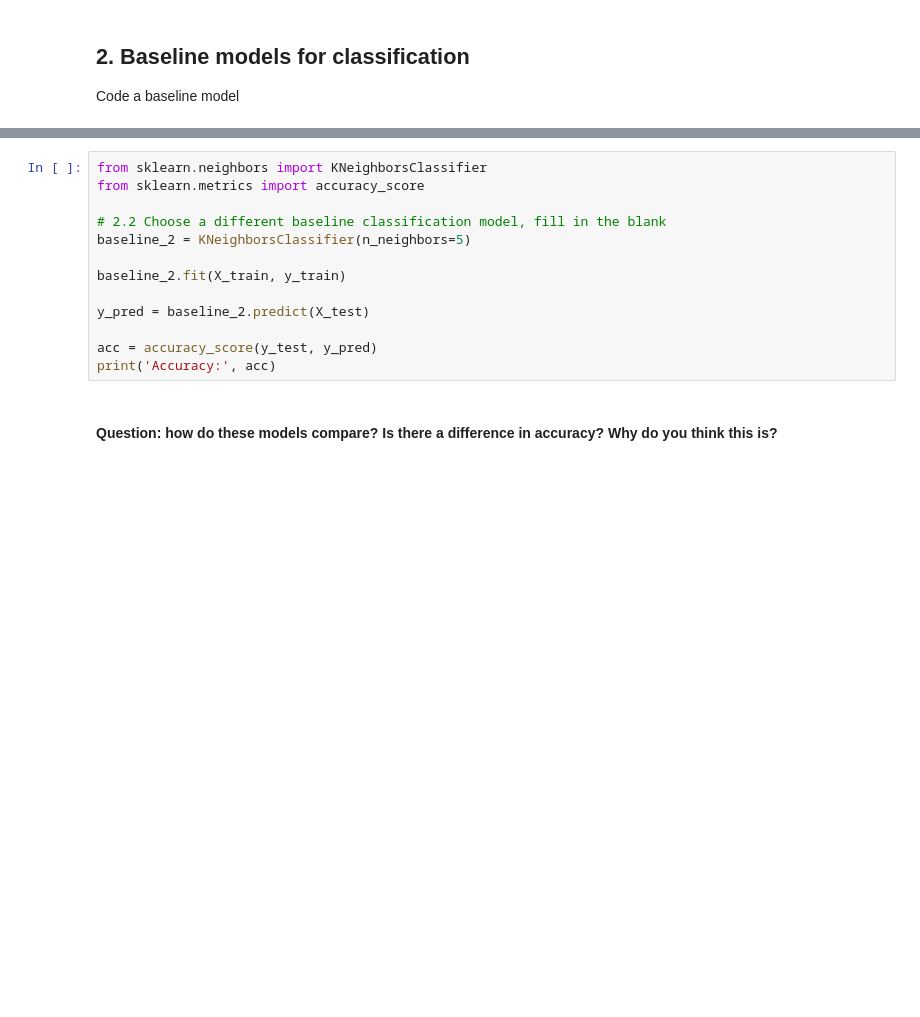
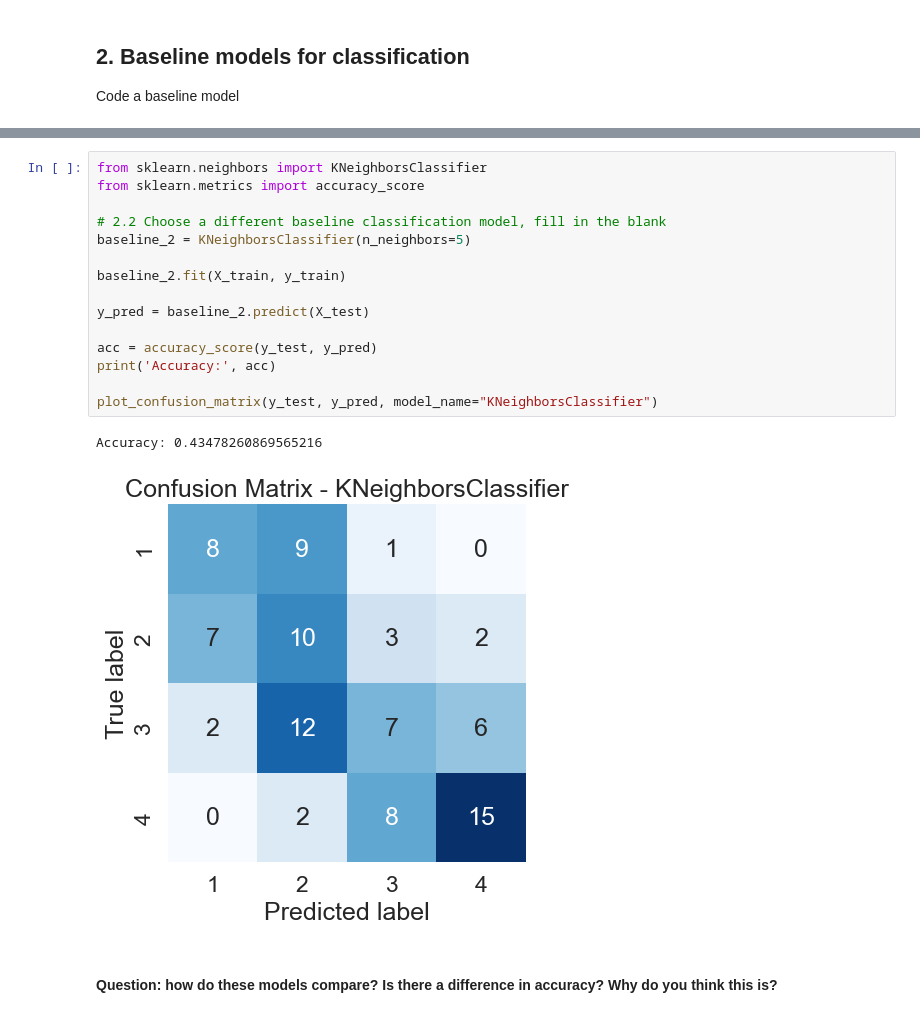
Before and after one commit to AILAB-CEFET-RJ/ml4ds, a Jupyter notebook: Classification_students.ipynb, the cells around one changed output, grey strips where cells are left out. Cells and saved outputs as stored; diff of their text form; blank space fills up the shorter version.

```diff
--- a/Classification_students.ipynb
+++ b/Classification_students.ipynb
@@ -127,16 +206,21 @@ print('Accuracy:', acc)
 # %%
 from sklearn.neighbors import KNeighborsClassifier
 from sklearn.metrics import accuracy_score
 
 # 2.2 Choose a different baseline classification model, fill in the blank
 baseline_2 = KNeighborsClassifier(n_neighbors=5)
 
 baseline_2.fit(X_train, y_train)
 
 y_pred = baseline_2.predict(X_test)
 
 acc = accuracy_score(y_test, y_pred)
 print('Accuracy:', acc)
+
+plot_confusion_matrix(y_test, y_pred, model_name="KNeighborsClassifier")
+# %% [output]
+Accuracy: 0.43478260869565216
+[figure, added]
 # %% [markdown]
 #### Question: how do these models compare? Is there a difference in accuracy? Why do you think this is?
 # %% [markdown]
```
Also changed, not shown: parts of 25 cells of this notebook.
